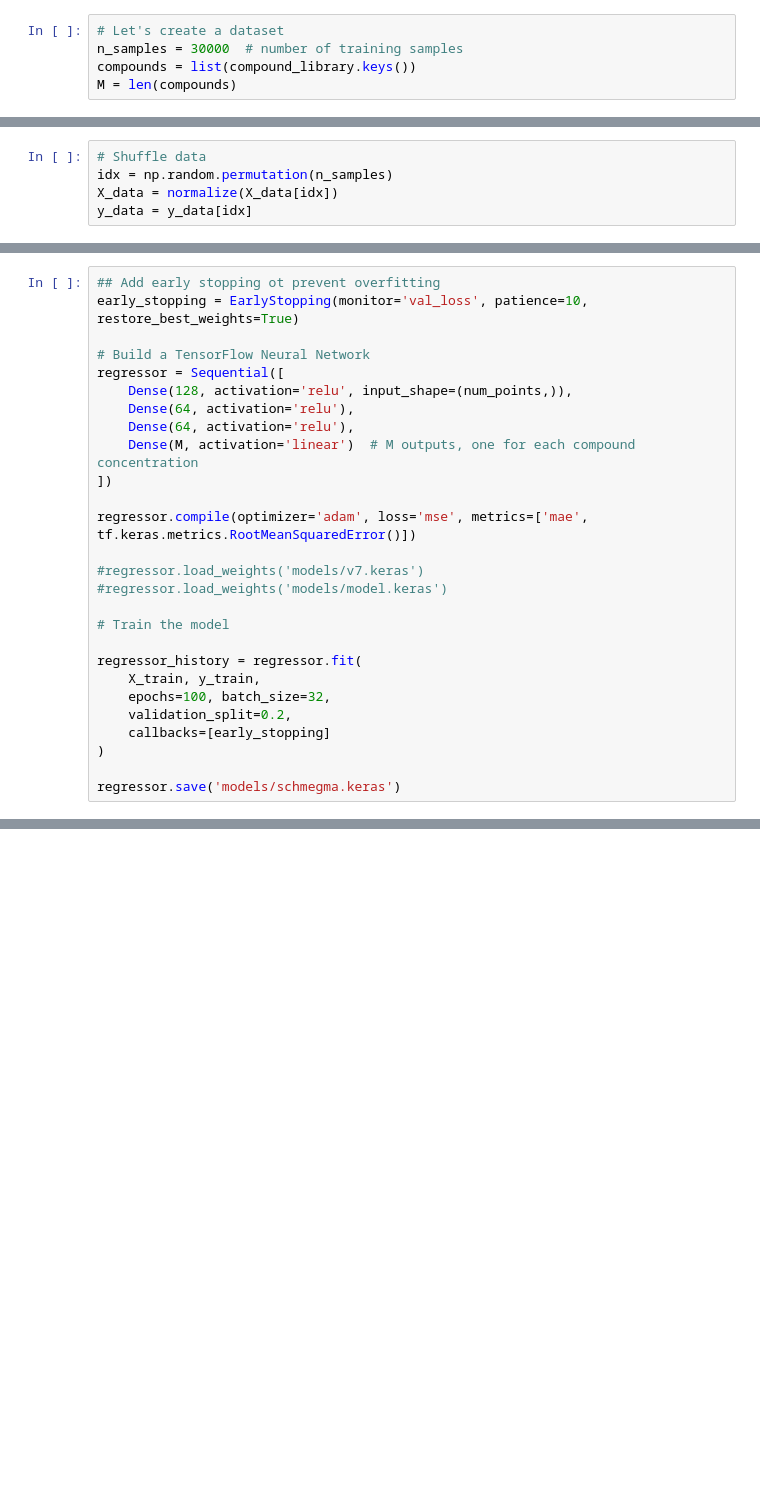
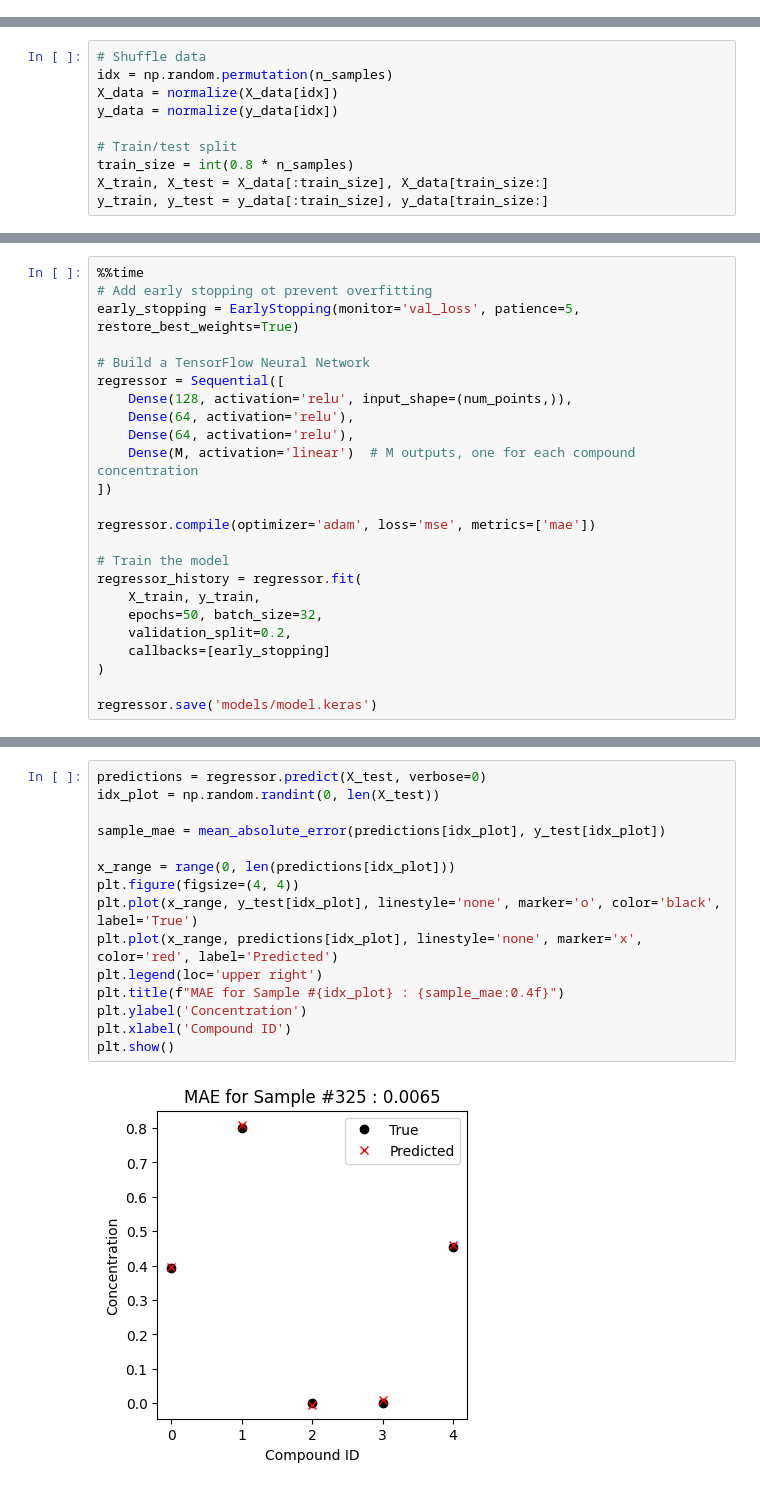
Before and after one commit to AniruthAnanth/SpectroscopyAnalysis, a Jupyter notebook: model.ipynb, the cells around one changed output, grey strips where cells are left out. Cells and saved outputs as stored; diff of their text form; blank space fills up the shorter version.

```diff
--- a/model.ipynb
+++ b/model.ipynb
@@ -108,5 +135,0 @@ def generate_mixture_spectrum(compounds, concentrations, reference_spectra, nois
-# %%
-# Let's create a dataset
-n_samples = 30000  # number of training samples
-compounds = list(compound_library.keys())
-M = len(compounds)
@@ -136,4 +137,9 @@ y_data = np.array(y_data)
 # Shuffle data
 idx = np.random.permutation(n_samples)
 X_data = normalize(X_data[idx])
-y_data = y_data[idx]
+y_data = normalize(y_data[idx])
+
+# Train/test split
+train_size = int(0.8 * n_samples)
+X_train, X_test = X_data[:train_size], X_data[train_size:]
+y_train, y_test = y_data[:train_size], y_data[train_size:]
@@ -145,6 +146,7 @@ y_train, y_test = y_data[:train_size], y_data[train_size:]
 # %%
-## Add early stopping ot prevent overfitting
-early_stopping = EarlyStopping(monitor='val_loss', patience=10, restore_best_weights=True)
+%%time
+# Add early stopping ot prevent overfitting
+early_stopping = EarlyStopping(monitor='val_loss', patience=5, restore_best_weights=True)
 
 # Build a TensorFlow Neural Network
 regressor = Sequential([
@@ -154,19 +156,15 @@ regressor = Sequential([
     Dense(M, activation='linear')  # M outputs, one for each compound concentration
 ])
 
-regressor.compile(optimizer='adam', loss='mse', metrics=['mae', tf.keras.metrics.RootMeanSquaredError()])
-
-#regressor.load_weights('models/v7.keras')
-#regressor.load_weights('models/model.keras')
+regressor.compile(optimizer='adam', loss='mse', metrics=['mae'])
 
 # Train the model
-
 regressor_history = regressor.fit(
     X_train, y_train,
-    epochs=100, batch_size=32,
+    epochs=50, batch_size=32,
     validation_split=0.2,
     callbacks=[early_stopping]
 )
 
-regressor.save('models/schmegma.keras')
+regressor.save('models/model.keras')
 # %% [output]
@@ -263,0 +195,17 @@ array([[ 0.0309632 ,  0.01776625, -0.03365462, -0.03597055]],
+# %%
+predictions = regressor.predict(X_test, verbose=0)
+idx_plot = np.random.randint(0, len(X_test))
+
+sample_mae = mean_absolute_error(predictions[idx_plot], y_test[idx_plot])
+
+x_range = range(0, len(predictions[idx_plot]))
+plt.figure(figsize=(4, 4))
+plt.plot(x_range, y_test[idx_plot], linestyle='none', marker='o', color='black', label='True')
+plt.plot(x_range, predictions[idx_plot], linestyle='none', marker='x', color='red', label='Predicted')
+plt.legend(loc='upper right')
+plt.title(f"MAE for Sample #{idx_plot} : {sample_mae:0.4f}")
+plt.ylabel('Concentration')
+plt.xlabel('Compound ID')
+plt.show()
+# %% [output]
+[figure, added]
```
Also changed, not shown: parts of 14 cells of this notebook, 6 other files.
